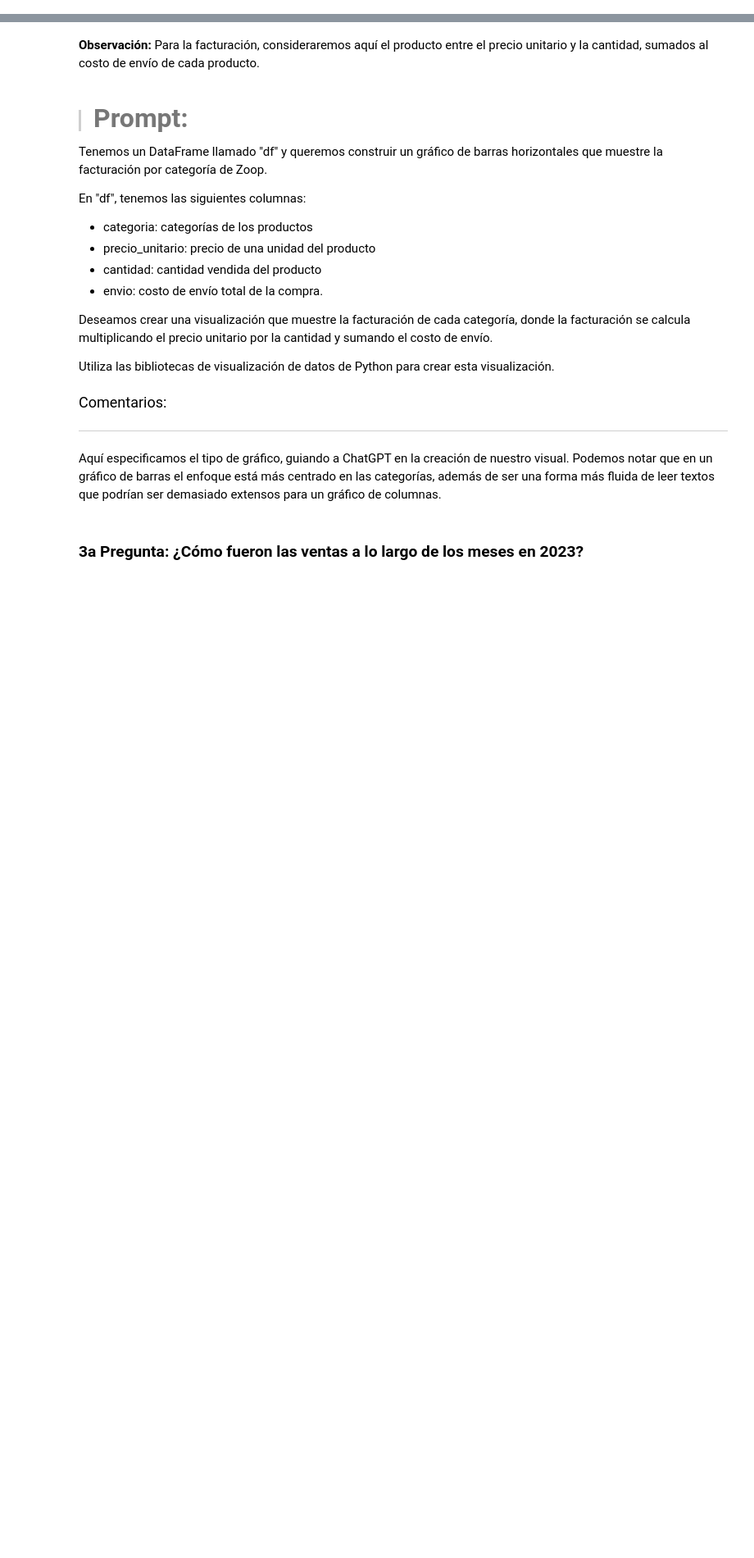
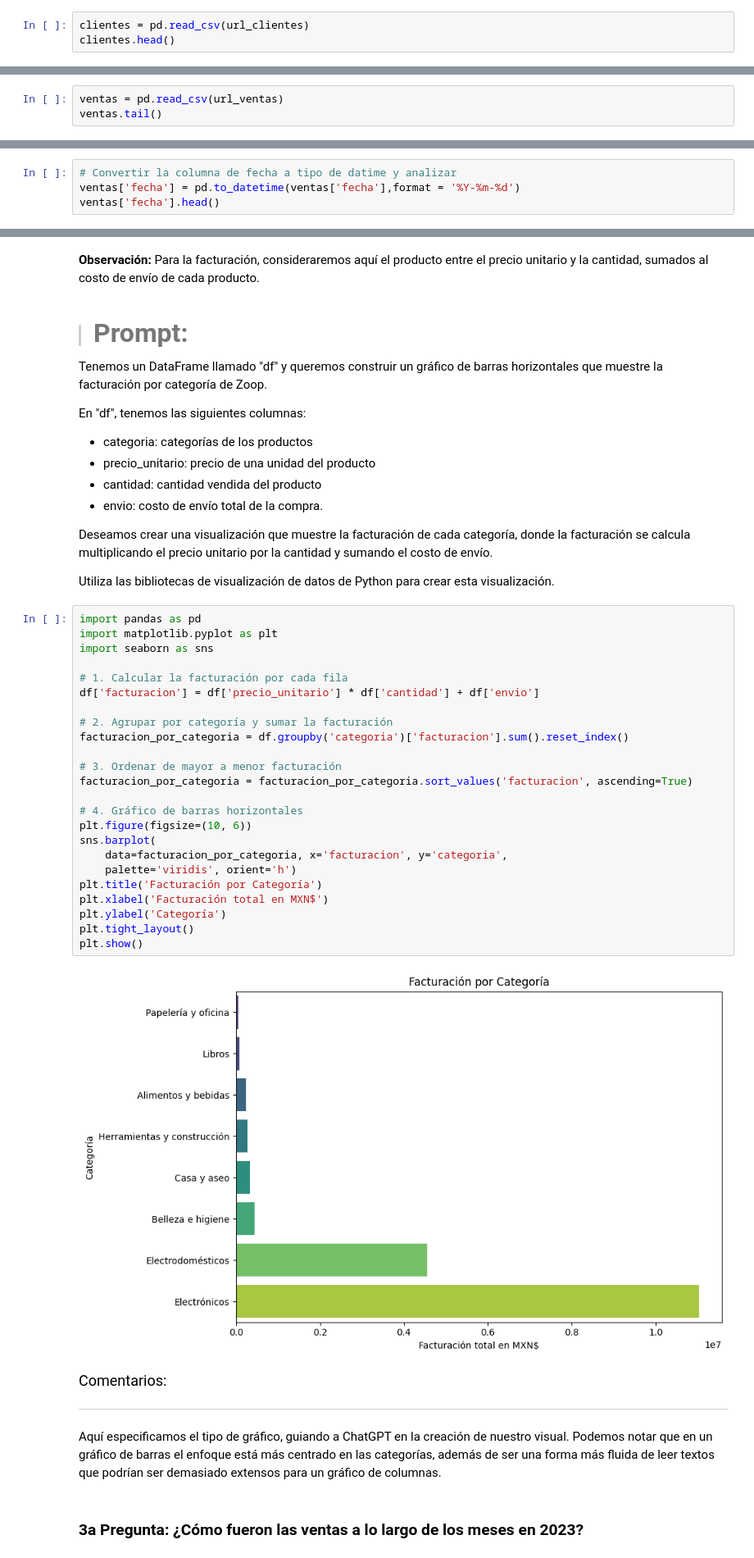
Before and after one commit to juanpimedicen/Alura_IA_applied, a Jupyter notebook: IA_aplicada_a_ciencia_de_datos.ipynb, the cells around one changed output, grey strips where cells are left out. Shown at 82% size. Cells and saved outputs as stored; diff of their text form; blank space fills up the shorter version.

```diff
--- a/IA_aplicada_a_ciencia_de_datos.ipynb
+++ b/IA_aplicada_a_ciencia_de_datos.ipynb
@@ -48,0 +55,3 @@ Después de esta etapa, vamos a crear 2 dataframes con los datos de los clientes
+# %%
+clientes = pd.read_csv(url_clientes)
+clientes.head()
@@ -48,0 +65,3 @@ Después de esta etapa, vamos a crear 2 dataframes con los datos de los clientes
+# %%
+ventas = pd.read_csv(url_ventas)
+ventas.tail()
@@ -74,0 +214,4 @@ Queremos hacer una breve exploración de los datos para comprender un poco sobre
+# %%
+# Convertir la columna de fecha a tipo de datime y analizar
+ventas['fecha'] = pd.to_datetime(ventas['fecha'],format = '%Y-%m-%d')
+ventas['fecha'].head()
@@ -211,6 +546,32 @@ En "df", tenemos las siguientes columnas:
 Deseamos crear una visualización que muestre la facturación de cada categoría, donde la facturación se calcula multiplicando el precio unitario por la cantidad y sumando el costo de envío.
 
 Utiliza las bibliotecas de visualización de datos de Python para crear esta visualización.
+# %%
+import pandas as pd
+import matplotlib.pyplot as plt
+import seaborn as sns
+
+# 1. Calcular la facturación por cada fila
+df['facturacion'] = df['precio_unitario'] * df['cantidad'] + df['envio']
+
+# 2. Agrupar por categoría y sumar la facturación
+facturacion_por_categoria = df.groupby('categoria')['facturacion'].sum().reset_index()
+
+# 3. Ordenar de mayor a menor facturación
+facturacion_por_categoria = facturacion_por_categoria.sort_values('facturacion', ascending=True)
+
+# 4. Gráfico de barras horizontales
+plt.figure(figsize=(10, 6))
+sns.barplot(
+    data=facturacion_por_categoria, x='facturacion', y='categoria',
+    palette='viridis', orient='h')
+plt.title('Facturación por Categoría')
+plt.xlabel('Facturación total en MXN$')
+plt.ylabel('Categoría')
+plt.tight_layout()
+plt.show()
+# %% [output]
+[figure, added]
 # %% [markdown]
 <font color="7b71ff" size=4> Comentarios: </font>
 
```
Also changed, not shown: parts of 63 cells of this notebook.
